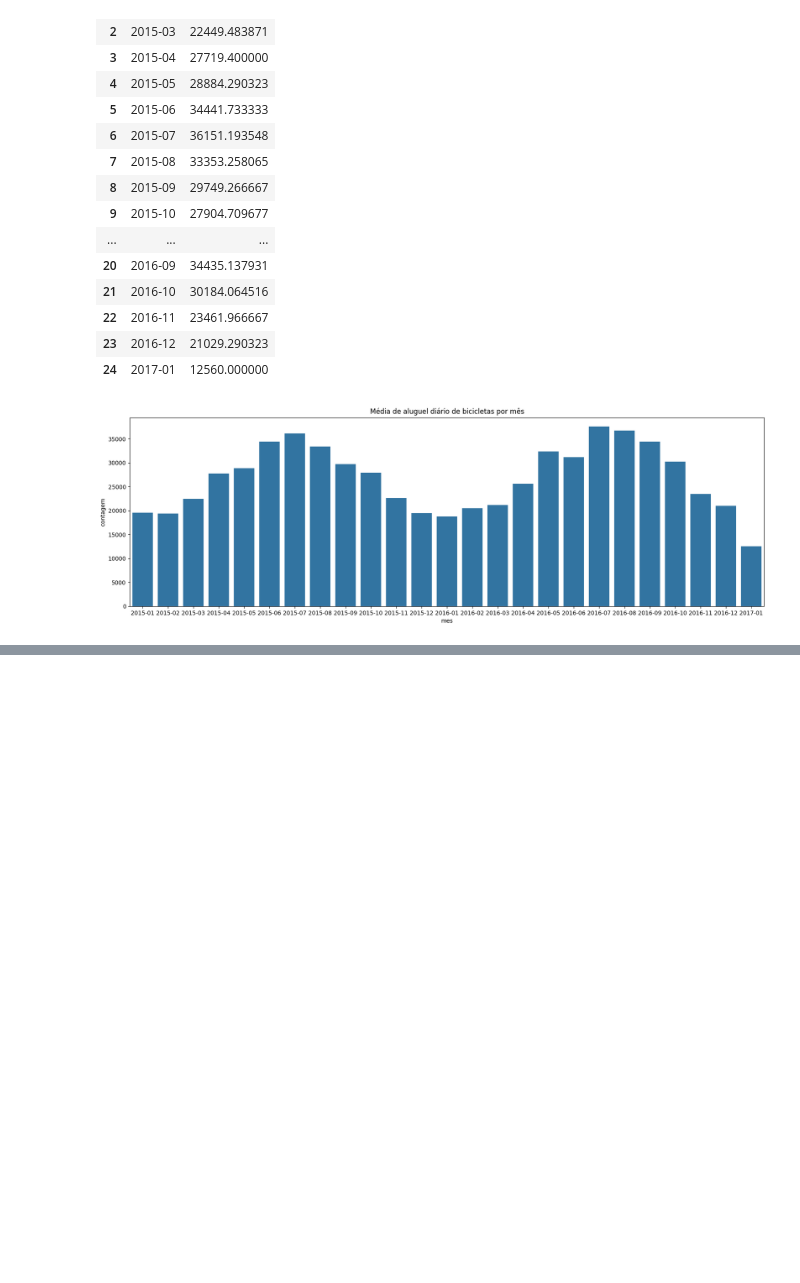
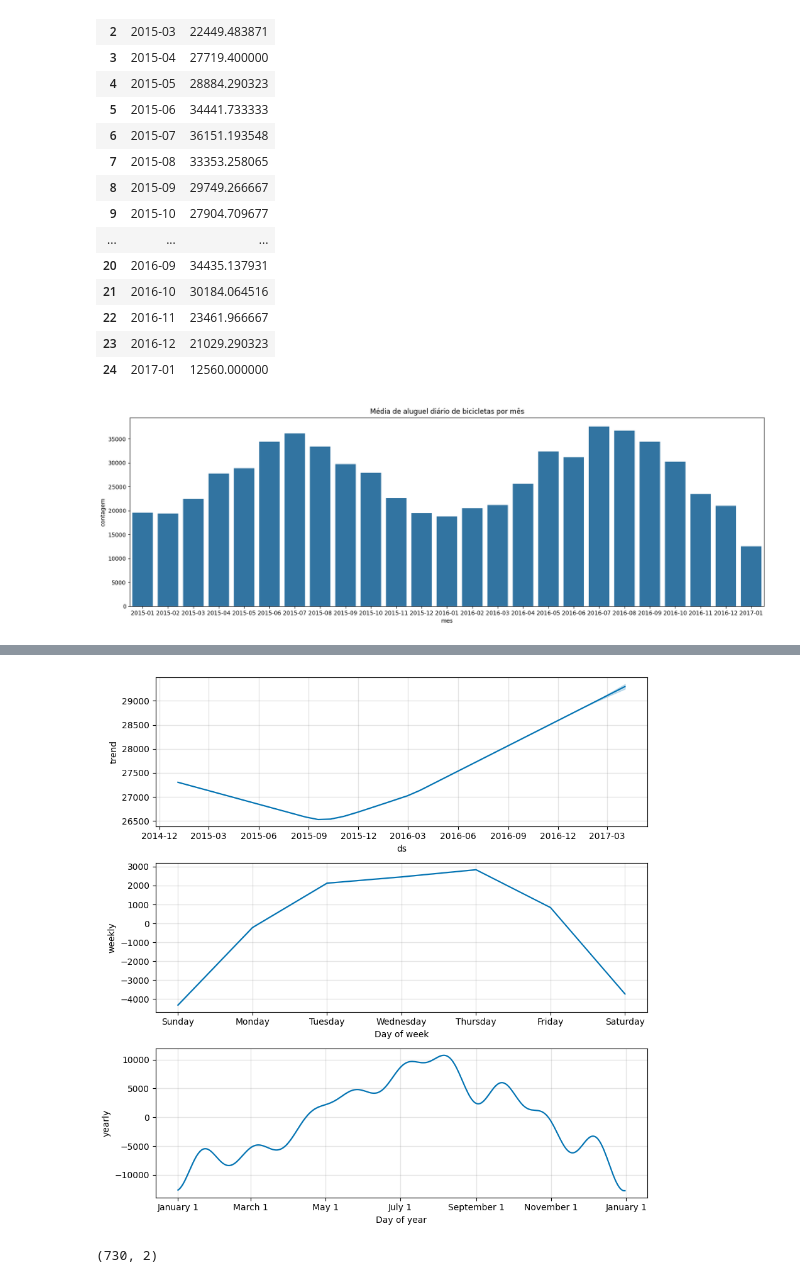
Before and after one commit to henriquemartins1969/Aulas_Data_Science_Alura, a Jupyter notebook: CONSTRUINDO O MODELO PREDITIVO.ipynb, the cells around one changed output, grey strips where cells are left out. Saved outputs shown, nothing was run; the diff lists cells and outputs as text; code cells hidden in the pictures; blank space fills up the shorter version.

```diff
--- a/CONSTRUINDO O MODELO PREDITIVO.ipynb
+++ b/CONSTRUINDO O MODELO PREDITIVO.ipynb
@@ -594,0 +664,8 @@ plt.show()
+# %%
+fig2 = modelo.plot_components(previsao)
+# %% [output]
+[figure, added]
+# %%
+df_prophet.shape
+# %% [output]
+(730, 2)
```
Also changed, not shown: parts of 14 cells of this notebook.
